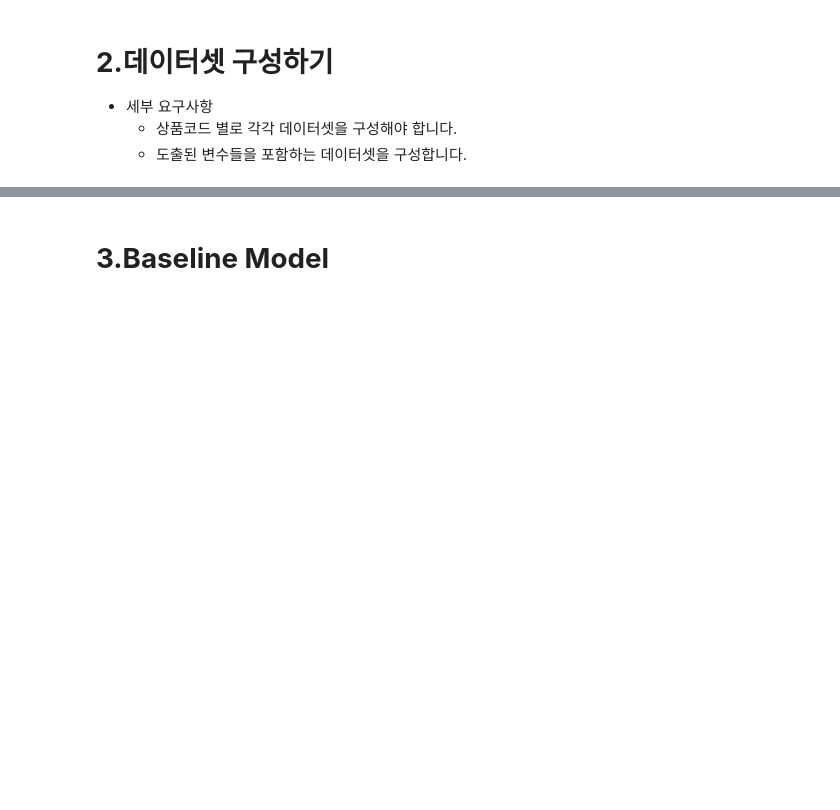
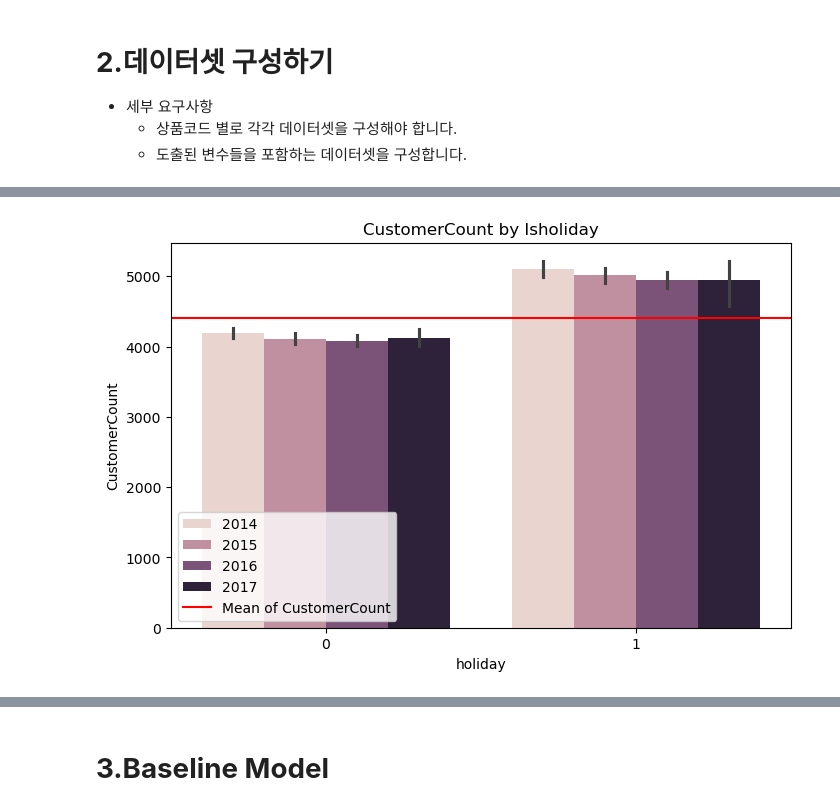
Before and after one commit to youse0ng/Optimization-Qauntity-TimeSeries, a Jupyter notebook: 2.데이터 전처리 및 base line 모델 생성.ipynb, the cells around one changed output, grey strips where cells are left out. Cells and saved outputs as stored; diff of their text form; code cells hidden in the pictures; blank space fills up the shorter version.

```diff
--- a/2.데이터 전처리 및 base line 모델 생성.ipynb
+++ b/2.데이터 전처리 및 base line 모델 생성.ipynb
@@ -121,0 +215,9 @@ orders['Date'] = pd.to_datetime(orders['Date'] )
+# %%
+plt.figure(figsize=(8,5))
+sns.barplot(myinterested,y='CustomerCount',x='holiday',hue='year')
+plt.axhline(myinterested['CustomerCount'].mean(),color='red',label='Mean of CustomerCount')
+plt.legend()
+plt.title('CustomerCount by Isholiday') #
+plt.show()
+# %% [output]
+[figure, added]
```
Also changed, not shown: parts of 53 cells of this notebook, 2 other files.
